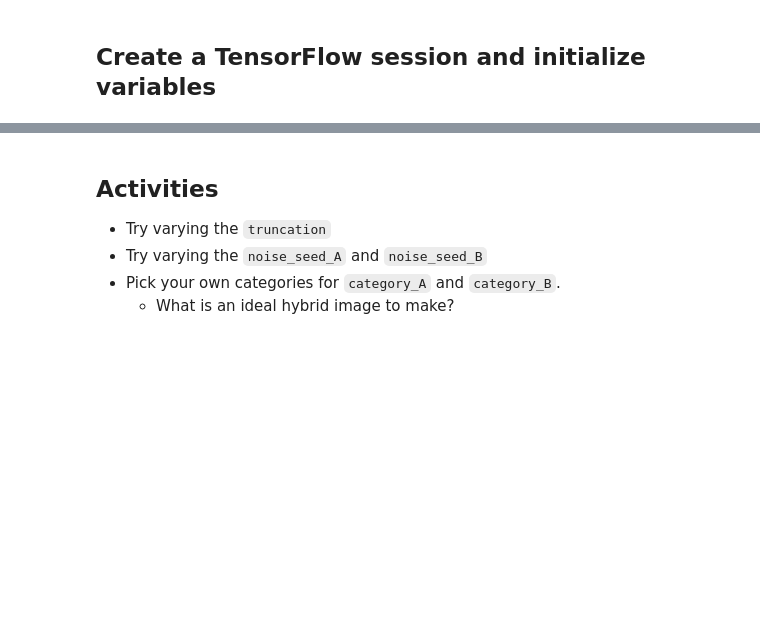
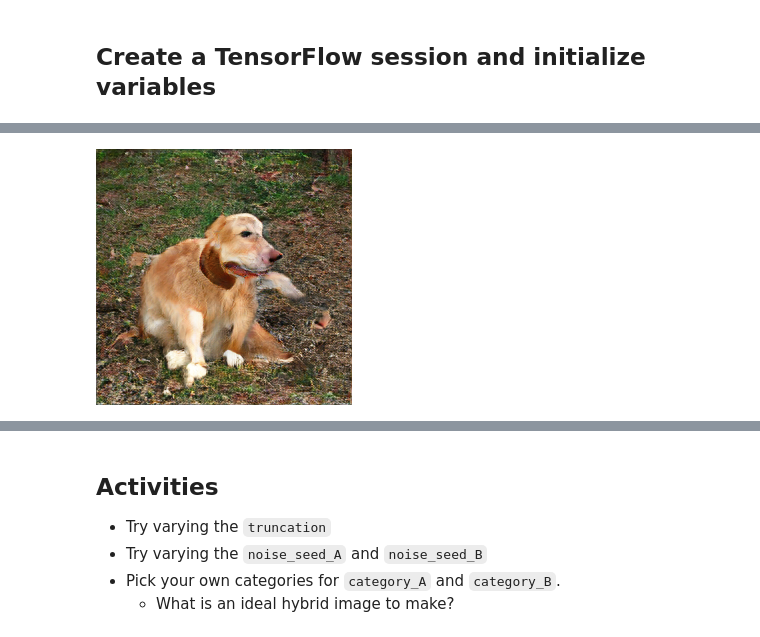
Before and after one commit to roberttwomey/unl-ml-art-bootcamp, a Jupyter notebook: 1_BigGAN_Hands_On.ipynb, the cells around one changed output, grey strips where cells are left out. Saved outputs shown, nothing was run; the diff lists cells and outputs as text; code cells hidden in the pictures; blank space fills up the shorter version.

Commit message:
added smple combo code

```diff
--- a/1_BigGAN_Hands_On.ipynb
+++ b/1_BigGAN_Hands_On.ipynb
@@ -212,0 +281,31 @@ print(y) # class of image
+# %%
+# sampling parameters
+truncation = 0.2
+
+# class and noise vectors
+noise_seed_A = 0
+category_A = 207 # golden retriever
+
+noise_seed_B = 0
+category_B = 8 # hen
+
+# noise and class for image 1 (golden retriever)
+z_A = truncated_z_sample(1, truncation, noise_seed_A)
+y_A = one_hot([category_A])
+
+# noise and class for image 2 (hen)
+y_B = one_hot([category_B])
+z_B = truncated_z_sample(1, truncation, noise_seed_B)
+
+# make a combination
+percent_A = 0.5 # how much of dog
+percent_B = 1.0 - percent_A  # how much of hen
+
+z_combo = percent_A * z_A + percent_B * z_B
+y_combo = percent_A * y_A + percent_B * y_B
+
+# generate the images and display them
+ims = sample(sess, z_combo, y_combo, truncation=truncation)
+imshow(imgrid(ims, cols=1))
+# %% [output]
+[figure, added]
```
Also changed, not shown: parts of 18 cells of this notebook.
